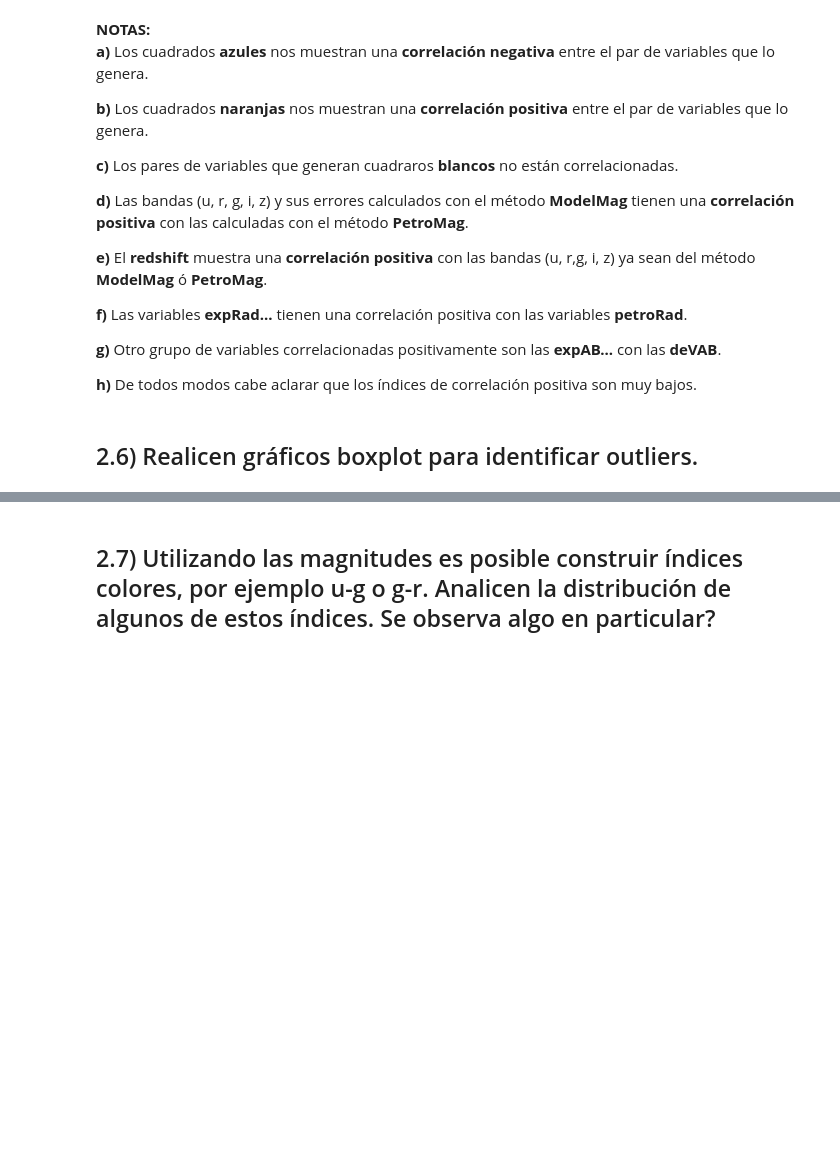
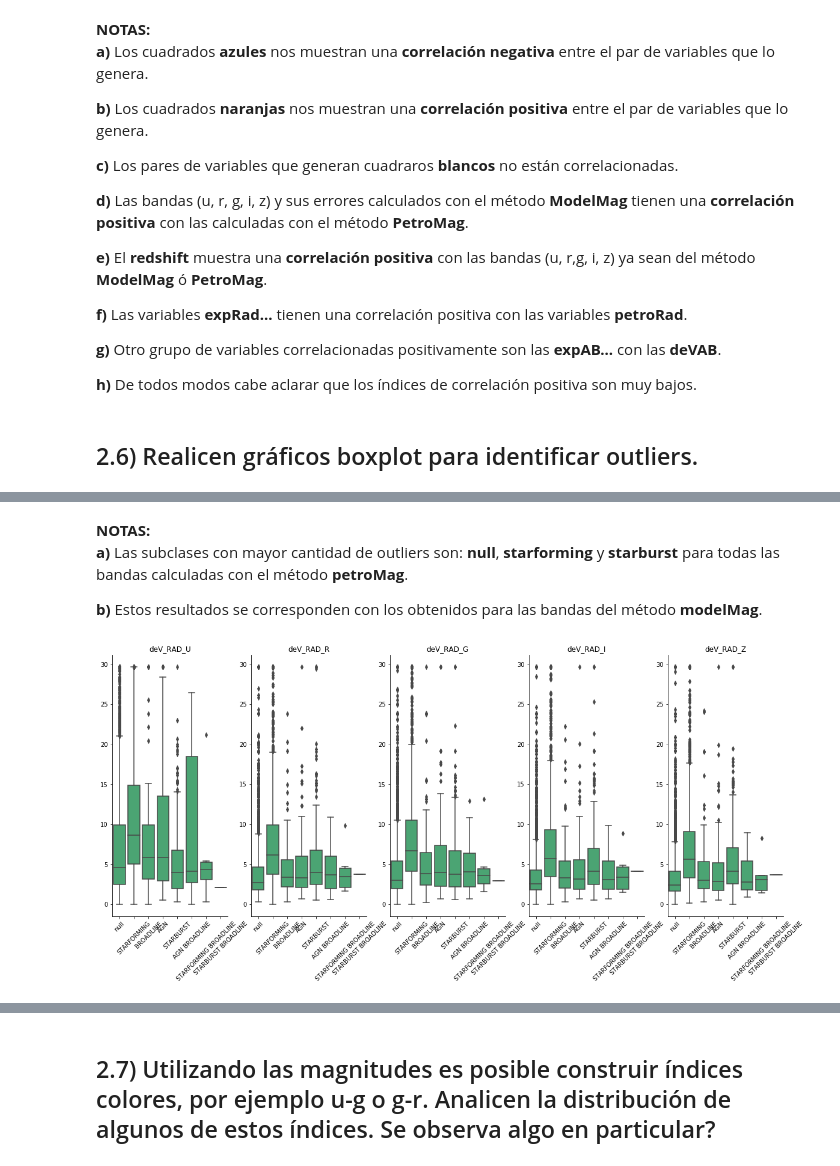
Before and after one commit to leoborgnino/mentoria-astro-datos, a Jupyter notebook: 1_Analisis_y_Visualizacion.ipynb, the cells around one changed output, grey strips where cells are left out. Drawn from its saved outputs; the diff is of its cells as text; code cells hidden in the pictures; blank space fills up the shorter version.

```diff
--- a/1_Analisis_y_Visualizacion.ipynb
+++ b/1_Analisis_y_Visualizacion.ipynb
@@ -376,0 +485,51 @@ NameError: name 'redshift' is not defined
+# %% [markdown]
+**NOTAS:**
+**a)** Las subclases con mayor cantidad de outliers son: **null**, **starforming** y **starburst** para todas las bandas calculadas con el método **petroMag**.
+
+**b)** Estos resultados se corresponden con los obtenidos para las bandas del método **modelMag**.
+# %%
+# Gráficos boxplot para los radios de Vaucouleurs
+
+plt.figure (figsize=(20,8))
+
+plt.subplot(151)
+plt1=seaborn.boxplot(data=data, color='mediumseagreen', x='subClass', y='deVRad_u')
+plt.title('deV_RAD_U')
+plt.ylabel('')
+plt.xlabel('')
+plt.xticks(rotation=45)
+seaborn.despine()
+
+plt.subplot(152)
+plt3=seaborn.boxplot(data=data, color='mediumseagreen', x='subClass', y='deVRad_r')
+plt.title('deV_RAD_R')
+plt.ylabel('')
+plt.xlabel('')
+plt.xticks(rotation=45)
+seaborn.despine()
+
+plt.subplot(153)
+plt5=seaborn.boxplot(data=data, color='mediumseagreen', x='subClass', y='deVRad_g')
+plt.title('deV_RAD_G')
+plt.ylabel('')
+plt.xlabel('')
+plt.xticks(rotation=45)
+seaborn.despine()
+
+plt.subplot(154)
+plt7=seaborn.boxplot(data=data, color='mediumseagreen', x='subClass', y='deVRad_i')
+plt.title('deV_RAD_I')
+plt.ylabel('')
+plt.xlabel('')
+plt.xticks(rotation=45)
+seaborn.despine()
+
+plt.subplot(155)
+plt9=seaborn.boxplot(data=data, color='mediumseagreen', x='subClass', y='deVRad_z')
+plt.title('deV_RAD_Z')
+plt.ylabel('')
+plt.xlabel('')
+plt.xticks(rotation=45)
+seaborn.despine()
+# %% [output]
+[figure, added]
```
Also changed, not shown: parts of 12 cells of this notebook.
